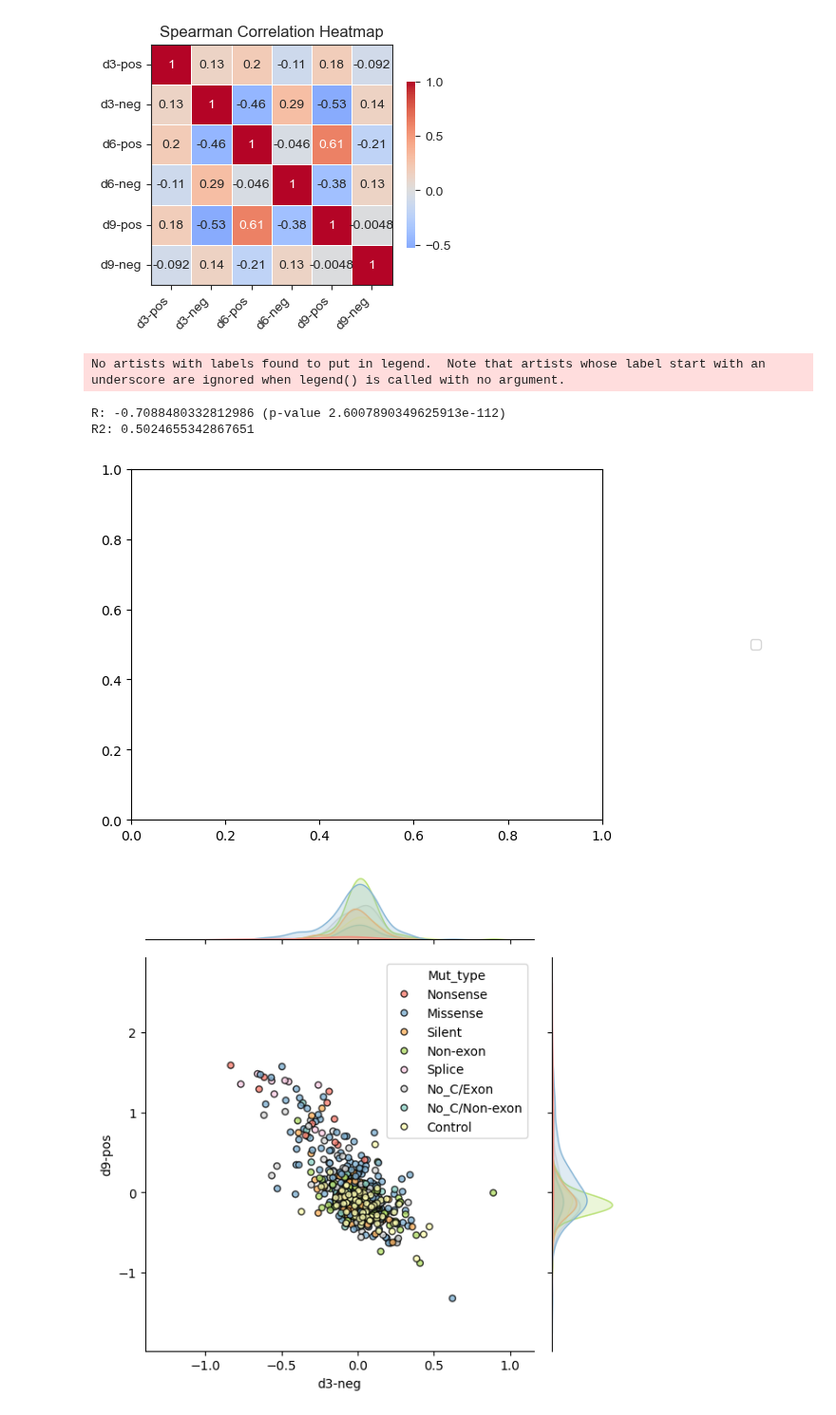
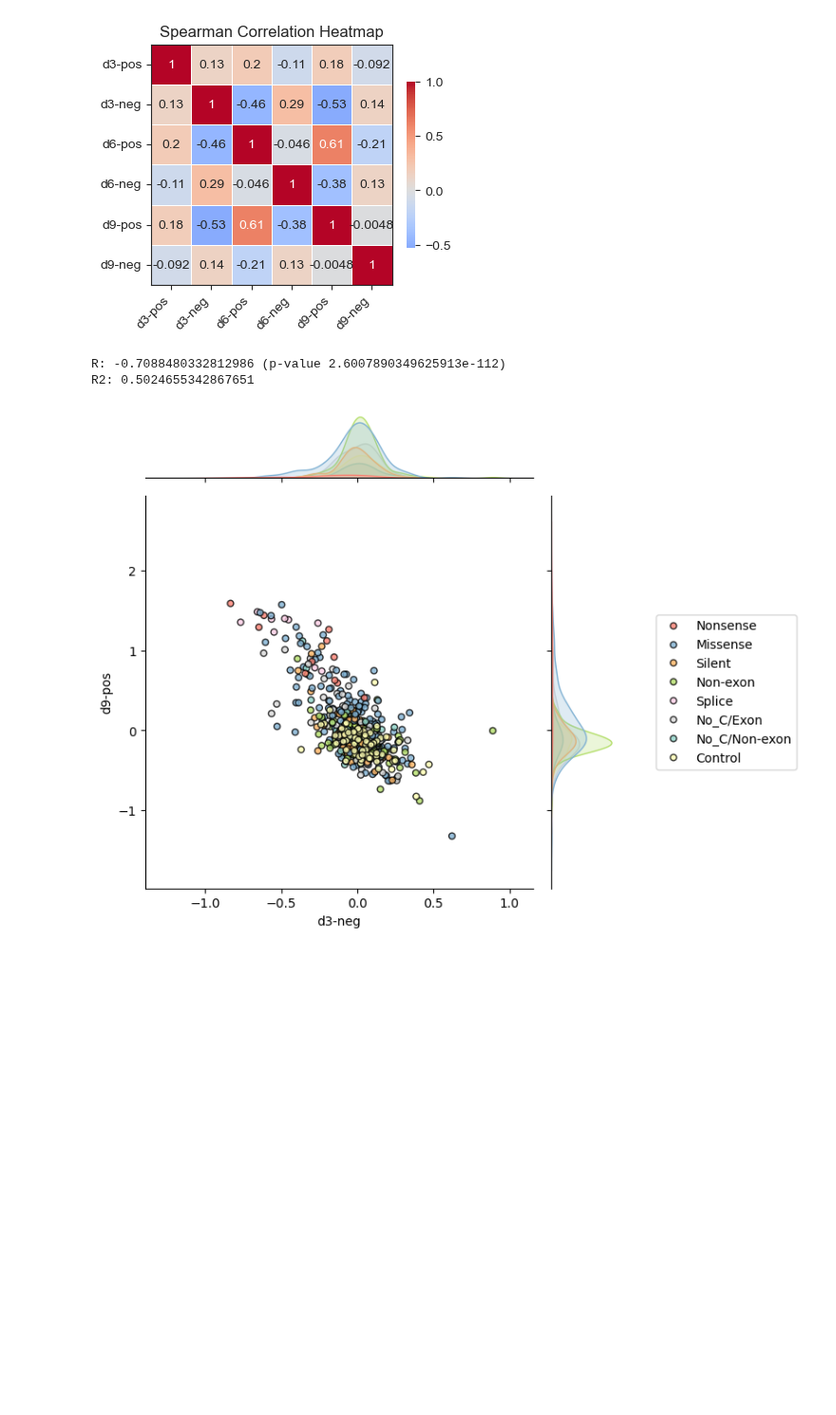
Before and after one commit to liaulab/be-scan, a Jupyter notebook: docs/source/notebooks/tutorial.ipynb, the cells around one changed output. Shown at 95% size. Cells and saved outputs as stored; diff of their text form; code cells hidden in the pictures; blank space fills up the shorter version.

```diff
--- a/docs/source/notebooks/tutorial.ipynb
+++ b/docs/source/notebooks/tutorial.ipynb
@@ -345,4 +344,6 @@ Calculating controls completed
 ### be_scan.plot
 # %% [markdown]
 Starting from Nick's DNMT3A data in the .csv format and regenerating the scatterplot, boxplot, correlation heatmap, and correlation scatterplot.
+# %%
+plot_file = '../../../tests/test_data/plot_data/NZL10196_v9_comparisons.csv'
 # %%
@@ -367,17 +372,13 @@ be_scan.plot.plot_corr_heatmap(df_filepath = plot_dir + 'NZL10196_v9_comparisons
 [figure]
 # %%
 import be_scan
-plot_dir = '../../../tests/test_data/plot_data/'
 
-be_scan.plot.plot_corr_scatterplot(df_filepath = plot_dir + 'NZL10196_v9_comparisons.csv', # data
-                                   condition1 = 'd3-neg', condition2 = 'd9-pos', # names of columns in data
-                                   hue = True, hue_column = 'Mut_type',  # name of a column in data
+be_scan.plot.plot_corr_scatterplot(df_filepath = plot_file, condition1 = 'd3-neg', condition2 = 'd9-pos', # names of columns in data
+                                   include_hue = True, hue_col = 'Mut_type',  # name of a column in data
                                    savefig = False,
                                    )
 # %% [output]
-No artists with labels found to put in legend.  Note that artists whose label start with an underscore are ignored when legend() is called with no argument.
+R: -0.7088480332812986 (p-value 2.6007890349625913e-112)
+R2: 0.5024655342867651
-R: -0.7088480332812986 (p-value 2.6007890349625913e-112)
-R2: 0.5024655342867651
-[figure, old version]
+[figure, new version]
-[figure, removed]
 # %%
```
Also changed, not shown: parts of 4 cells of this notebook, 23 other files.
